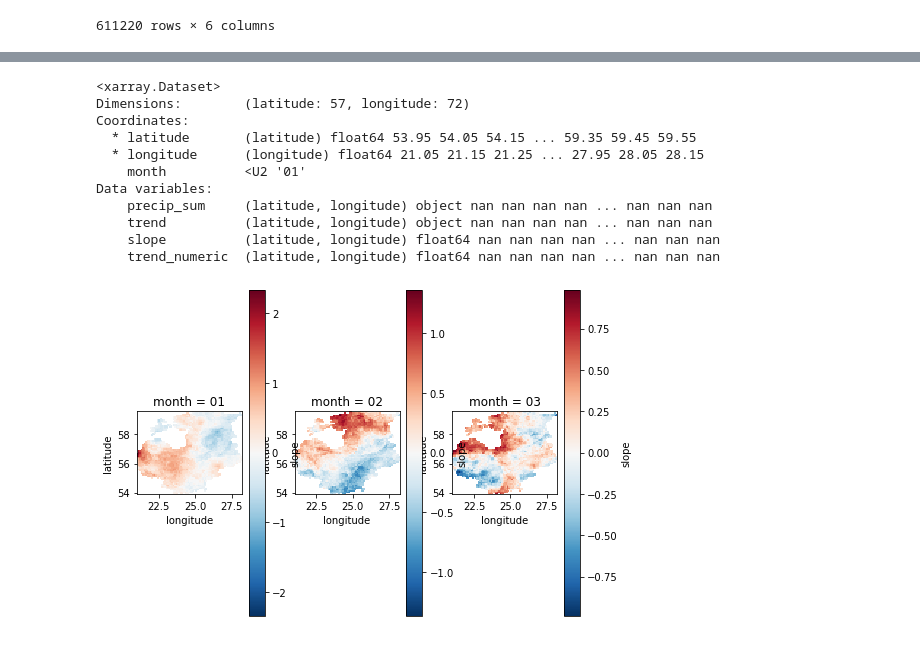
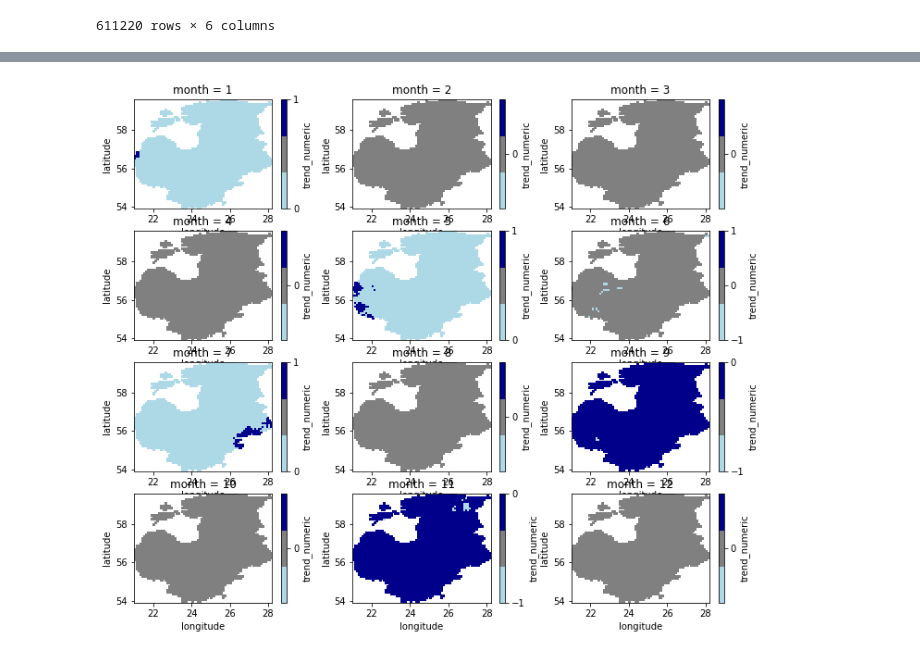
Before and after one commit to LandscapeGeoinformatics/EGU_2021_lgeo_workshops, a Jupyter notebook: SC5.8/EGU2021_Workshop_SC58.ipynb, the cells around one changed output, grey strips where cells are left out. Cells and saved outputs as stored; diff of their text form; code cells hidden in the pictures.

Commit message:
Notebook updated with preliminary plots

```diff
--- a/SC5.8/EGU2021_Workshop_SC58.ipynb
+++ b/SC5.8/EGU2021_Workshop_SC58.ipynb
@@ -92,7 +116,7 @@ precip_df
 611220 rows × 6 columns
 # %%
 # Extract month from the observation date as a new column
-precip_df['month'] = precip_df['time'].dt.strftime('%m')
+precip_df['month'] = precip_df['time'].dt.month
 precip_df
 # %% [output]
 |  | index | latitude | longitude | time | spatial_ref | precip_sum | month |
@@ -228,4 +239,6 @@ subset
 # %%
-test_df = precip_group_df.copy()
-test_df.set_index(['latitude', 'longitude', 'month'], inplace=True)
-test_array = test_df.to_xarray()
+# Convert the DataFrame back to xarray Dataset
+df = precip_group_df.copy()
+df.set_index(['latitude', 'longitude', 'month'], inplace=True)
+precip_array = df.to_xarray()
+precip_array
@@ -232,22 +257,14 @@ test_array = test_df.to_xarray()
-# %%
-test_array.sel(month='01')
-# %% [output]
-<xarray.Dataset>
-Dimensions:        (latitude: 57, longitude: 72)
-Coordinates:
-  * latitude       (latitude) float64 53.95 54.05 54.15 ... 59.35 59.45 59.55
-  * longitude      (longitude) float64 21.05 21.15 21.25 ... 27.95 28.05 28.15
-    month          <U2 '01'
-Data variables:
-    precip_sum     (latitude, longitude) object nan nan nan nan ... nan nan nan
-    trend          (latitude, longitude) object nan nan nan nan ... nan nan nan
-    slope          (latitude, longitude) float64 nan nan nan nan ... nan nan nan
-    trend_numeric  (latitude, longitude) float64 nan nan nan nan ... nan nan nan
-# %%
-fig, axes = plt.subplots(1, 3, figsize=(8, 6))
-for month, ax in zip(['01', '02', '03'], axes):
-    month_ds = test_array.sel(month=month)
-    month_ds['slope'].plot(ax=ax)
-    ax.set_aspect('equal')
-# %% [output]
-[figure, removed]
+# %%
+# Iterate over months and visualize the existence of trends
+months = precip_array['month']
+levels = [-1, 0, 1]
+cmap = colors.ListedColormap(['lightblue', 'grey', 'darkblue'])
+bounds = [-1, 0, 1]
+norm = colors.BoundaryNorm(bounds, cmap.N)
+fig, axes = plt.subplots(4, 3, figsize=(12, 10))
+for month, ax in zip(months, axes.flatten()):
+    ds = precip_array.sel(month=month)
+    ds['trend_numeric'].plot(ax=ax, cmap=cmap, label=['decreasing', 'no trend', 'trend'], cbar_kwargs={'ticks': levels})
+    ax.set_aspect('equal')
+# %% [output]
+[figure, added]
```
Also changed, not shown: parts of 18 cells of this notebook.
